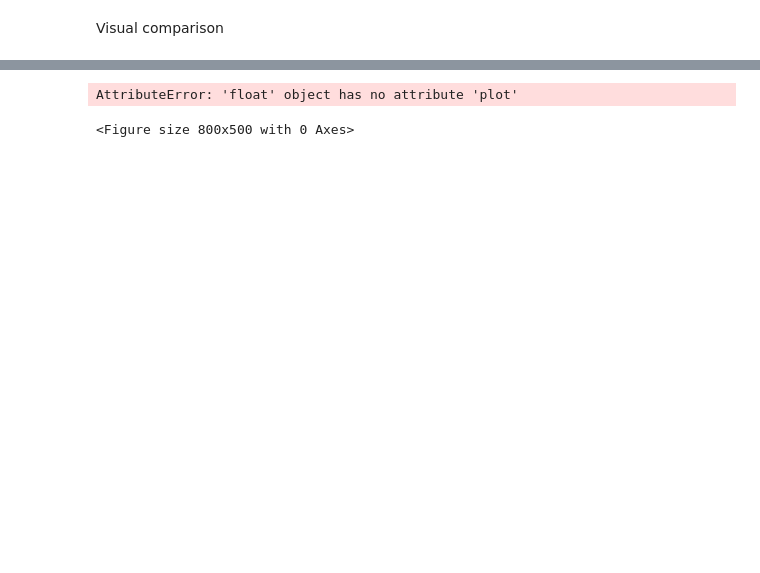
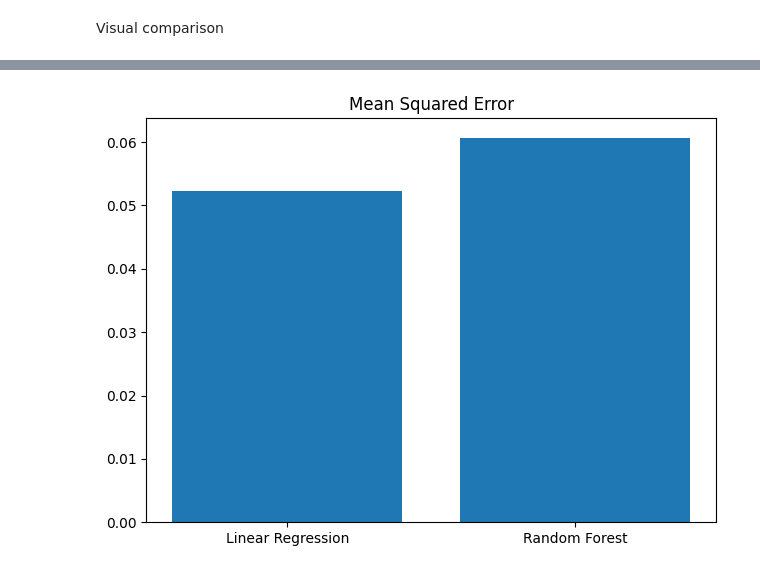
Before and after one commit to HansenBlakestudentgreenriveredu/Heart, a Jupyter notebook: trainAI.ipynb, the cells around one changed output, grey strips where cells are left out. Cells and saved outputs as stored; diff of their text form; code cells hidden in the pictures; blank space fills up the shorter version.

Commit message:
Add simple bargraph and Logistic Regression with confusion matrix

```diff
--- a/trainAI.ipynb
+++ b/trainAI.ipynb
@@ -98,11 +98,11 @@ linear_reg = LinearRegression()
 linear_reg.fit(X_train, y_train)
 
 # Make predictions
-y_pred = linear_reg.predict(X_test)
+y_pred_regression = linear_reg.predict(X_test)
 
 # Evaluate the model
-mse = mean_squared_error(y_test, y_pred)
-print(f"Linear Regression Mean Squared Error: {mse}")
+mse_linear_regression = mean_squared_error(y_test, y_pred_regression)
+print(f"Linear Regression Mean Squared Error: {mse_linear_regression}")
 # %% [output]
 Linear Regression Mean Squared Error: 0.0523181972018557
 # %% [markdown]
@@ -125,5 +185,15 @@ Visual comparison
 # %%
 import matplotlib.pyplot as plt
+import numpy as np
+
+# Labels and values
+labels = ['Linear Regression', 'Random Forest']
+values = [mse_linear_regression, mse_forest]
+
+# Plot
+plt.bar(labels, values)
+plt.title('Mean Squared Error')
+plt.tight_layout()
+plt.show()
 # %% [output]
-AttributeError: 'float' object has no attribute 'plot'
-<Figure size 800x500 with 0 Axes>
+[figure, added]
```
Also changed, not shown: parts of 2 cells of this notebook.
